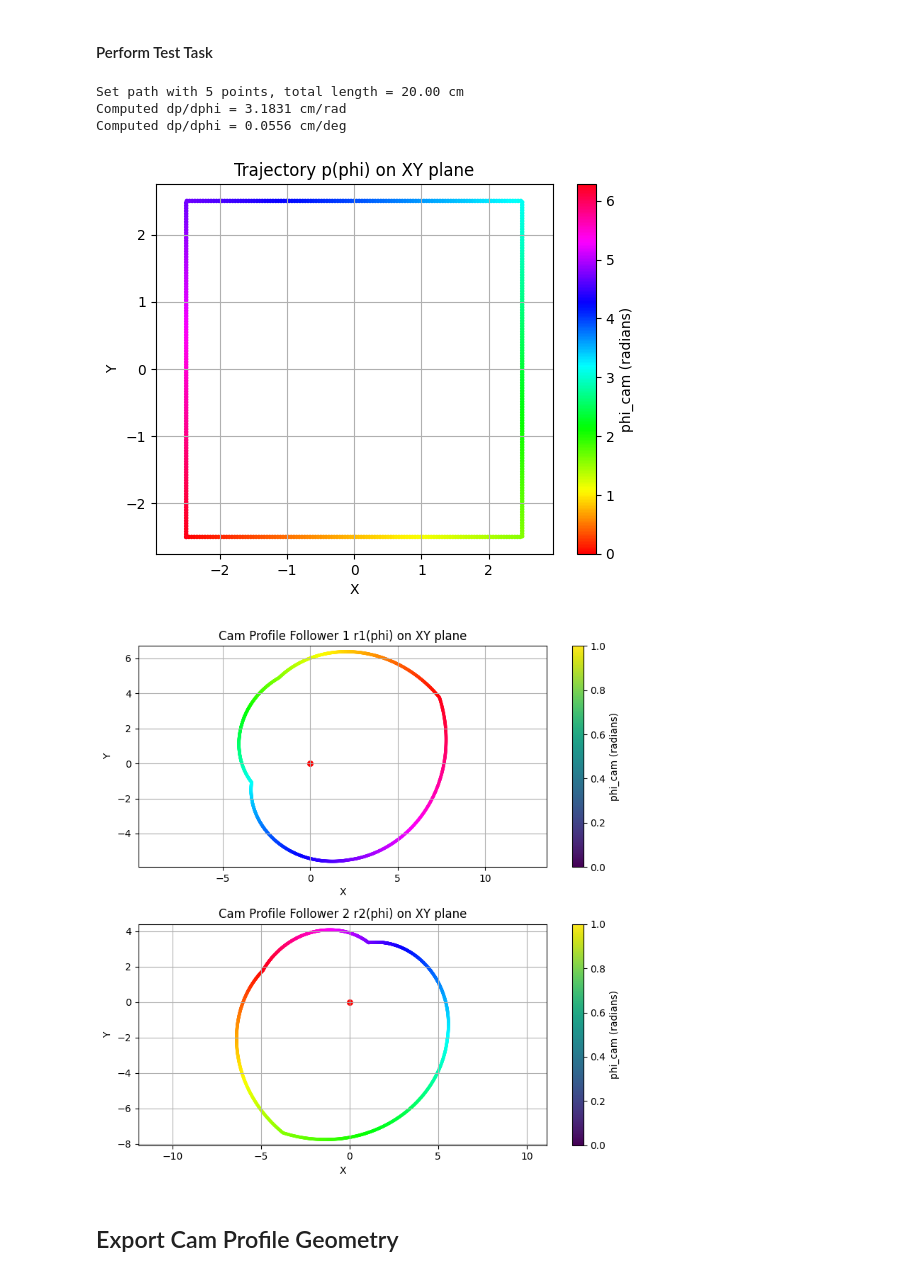
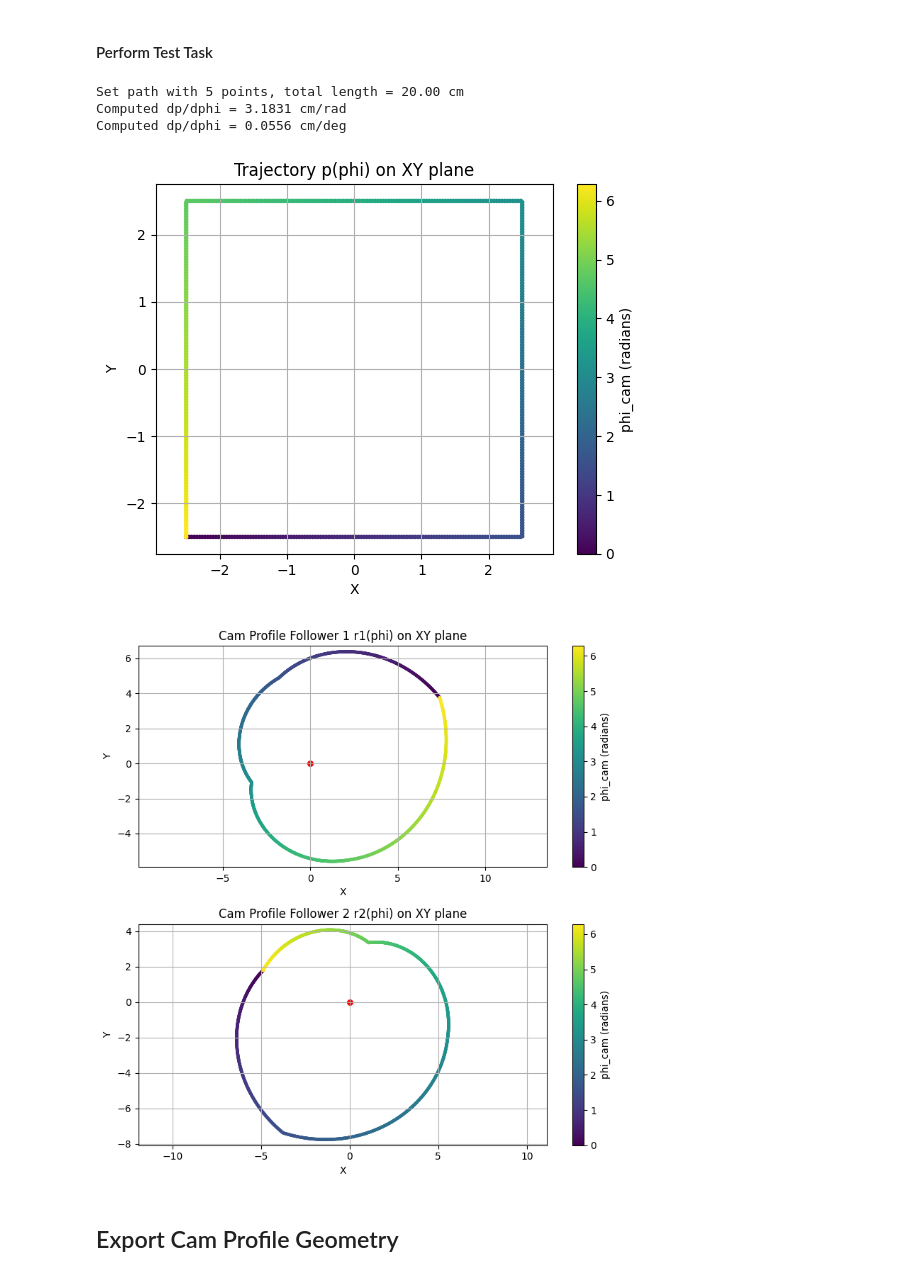
Before and after one commit to lyDevper/Automaton-5BL, a Jupyter notebook: Automaton5BL_Project_local.ipynb, the cells around one changed output. Cells and saved outputs as stored; diff of their text form; code cells hidden in the pictures.

Commit message:
Fixed a little
fix color map

```diff
--- a/Automaton5BL_Project_local.ipynb
+++ b/Automaton5BL_Project_local.ipynb
@@ -426,7 +426,7 @@ p_points = [taskTrajectory.get_p_at_phi(phi) for phi in phi_vals]
 p_x = [p.x for p in p_points]
 p_y = [p.y for p in p_points]
 
-plt.scatter(p_x, p_y, c=phi_vals, cmap='hsv', s=5)
+plt.scatter(p_x, p_y, c=phi_vals, cmap='viridis', s=5) # viridis, cividis, inferno,, hsv
 plt.colorbar(label='phi_cam (radians)')
 plt.grid(True)
 plt.xlabel('X')
@@ -438,44 +438,44 @@ plt.show()
 Set path with 5 points, total length = 20.00 cm
 Computed dp/dphi = 3.1831 cm/rad
 Computed dp/dphi = 0.0556 cm/deg
-[figure, old version]
+[figure, new version]
 # %%
 
 ## generate cam profile ------------------------------------------
 (cam_profile1, cam_profile2) = automaton.generateCamProfile(taskTrajectory, num_points=2001)
 # plot the 2 cam profiles on xy plane
 # the color parametrized by phi_cam angle from 0 to taskTrajectory.phi_end
 phi_vals1 = [data.phi_cam for data in cam_profile1]
 x1_vals = [data.x for data in cam_profile1]
 y1_vals = [data.y for data in cam_profile1]
 phi_vals2 = [data.phi_cam for data in cam_profile2]
 x2_vals = [data.x for data in cam_profile2]
 y2_vals = [data.y for data in cam_profile2]
 
 plt.figure(figsize=(8, 8))
 plt.subplot(2, 1, 1)
-plt.scatter(x1_vals, y1_vals, c=phi_vals1, cmap='hsv', s=5)
+plt.scatter(x1_vals, y1_vals, c=phi_vals1, cmap='viridis', s=5)
+plt.colorbar(label='phi_cam (radians)')
 plt.scatter([0], [0], c='red', marker='o', s=30) # cam center
-plt.colorbar(label='phi_cam (radians)')
 plt.grid(True)
 plt.xlabel('X')
 plt.ylabel('Y')
 plt.title('Cam Profile Follower 1 r1(phi) on XY plane')
 plt.axis('equal')
 
 plt.subplot(2, 1, 2)
-plt.scatter(x2_vals, y2_vals, c=phi_vals2, cmap='hsv', s=5)
+plt.scatter(x2_vals, y2_vals, c=phi_vals2, cmap='viridis', s=5)
+plt.colorbar(label='phi_cam (radians)')
 plt.scatter([0], [0], c='red', marker='o', s=30) # cam center
-plt.colorbar(label='phi_cam (radians)')
 plt.grid(True)
 plt.xlabel('X')
 plt.ylabel('Y')
 plt.title('Cam Profile Follower 2 r2(phi) on XY plane')
 plt.axis('equal')
 plt.tight_layout()
 plt.show()
 # %% [output]
-[figure, old version]
+[figure, new version]
 # %% [markdown]
 ## Export Cam Profile Geometry
 # %%
```
